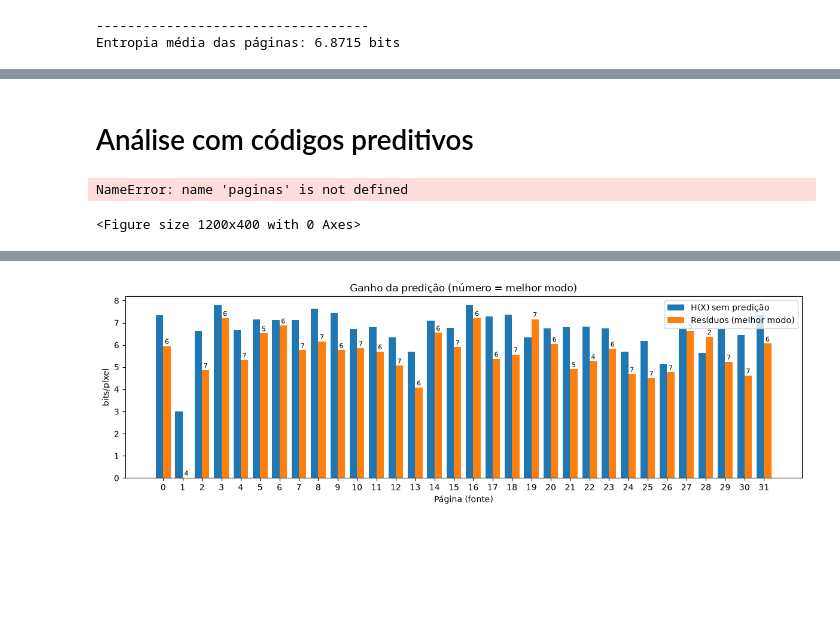
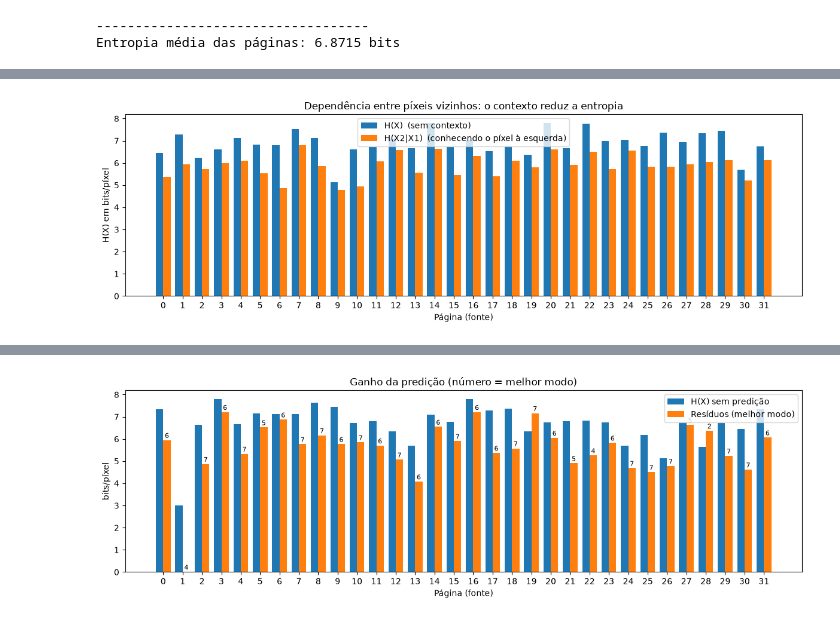
Before and after one commit to bener07/ti-project, a Jupyter notebook: Notebooks/ResearchNotebook.ipynb, the cells around one changed output, grey strips where cells are left out. Drawn from its saved outputs; the diff is of its cells as text; code cells hidden in the pictures; blank space fills up the shorter version.

```diff
--- a/Notebooks/ResearchNotebook.ipynb
+++ b/Notebooks/ResearchNotebook.ipynb
@@ -358,3 +340 @@ Entropia conjunta de cada Página/imagem
 ... (21 outputs left out)
-# %% [markdown]
-# Análise com códigos preditivos
@@ -402,13 +348,11 @@ melhor_modo = Hpred[:, 1:].argmin(axis=1) + 1
 # %%
 # ---- Gráfico 2: dependência entre píxeis vizinhos ----
 # Se a 2ª barra for bem menor que a 1ª, o píxel vizinho ajuda a prever o seguinte.
 plt.figure(figsize=(12, 4))
 l = 0.38
 plt.bar(paginas - l/2, H1, l, label="H(X)  (sem contexto)")
 plt.bar(paginas + l/2, Hcond, l, label="H(X2|X1)  (conhecendo o píxel à esquerda)")
-plt.xlabel("Página (fonte)"); plt.ylabel("bits/píxel")
-plt.title("Dependência entre píxeis vizinhos: o contexto reduz a entropia")
-plt.xticks(paginas); plt.legend(); plt.tight_layout(); plt.show()
+plt.xlabel("Página (fonte)"); plt.ylabel("H(X) em bits/píxel")
+plt.title("Dependência entre píxeis vizinhos: o contexto reduz a entropia")fu
 # %% [output]
-NameError: name 'paginas' is not defined
-<Figure size 1200x400 with 0 Axes>
+[figure, added]
```
Also changed, not shown: parts of 10 cells of this notebook, 1 other file.
